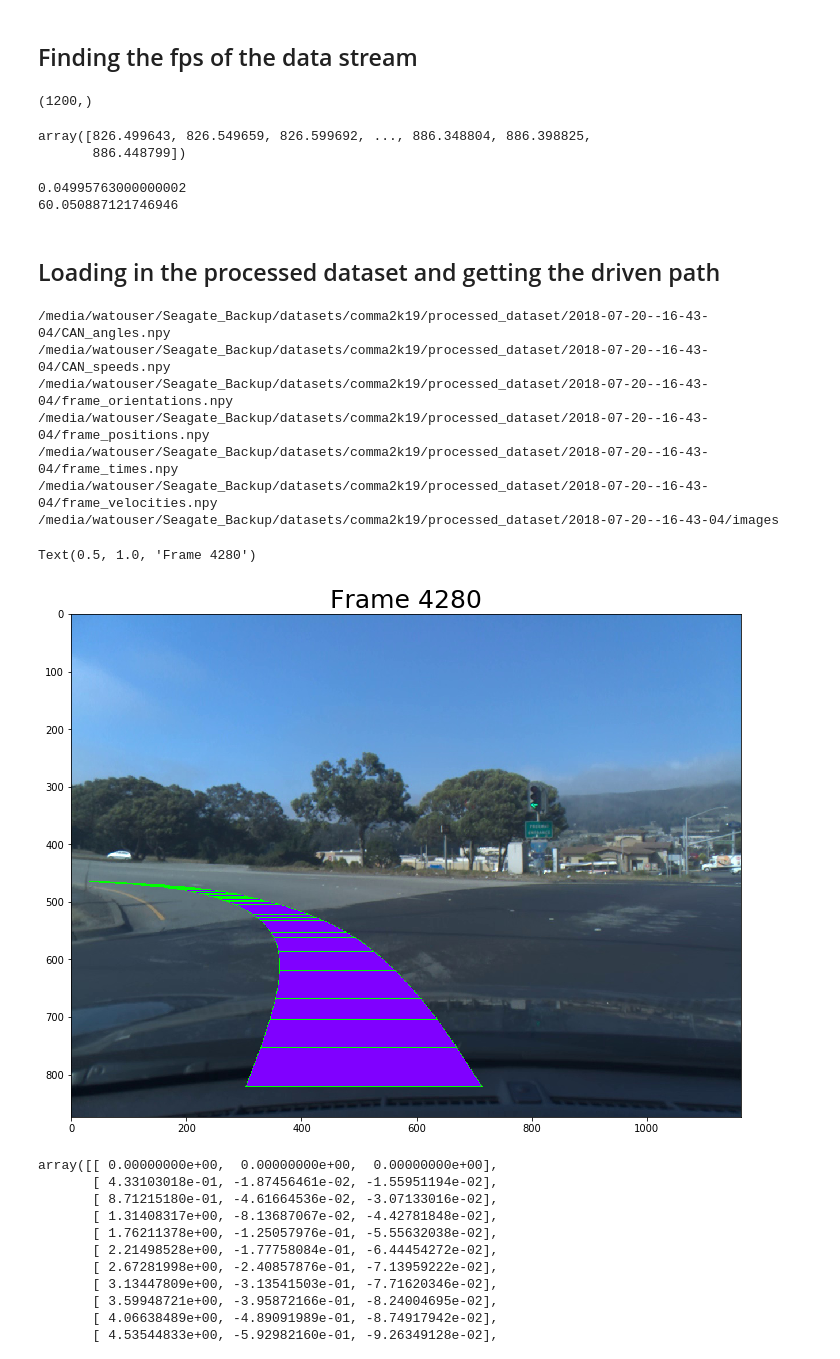
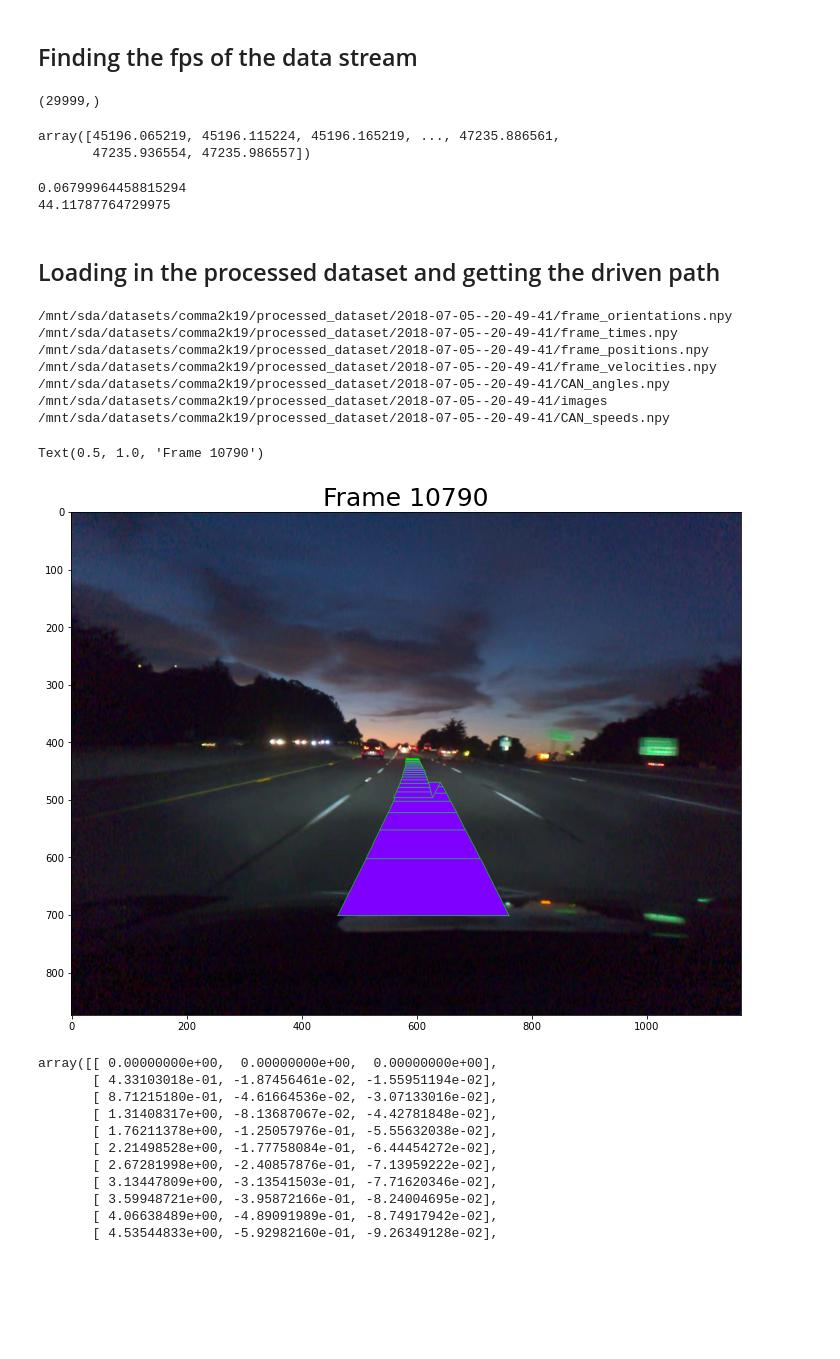
Before and after one commit to MartinEthier/end-to-end-driving, a Jupyter notebook: comma_reader.ipynb, the cells around one changed output. Cells and saved outputs as stored; diff of their text form; code cells hidden in the pictures; blank space fills up the shorter version.

Commit message:
Comma reader changes

```diff
--- a/comma_reader.ipynb
+++ b/comma_reader.ipynb
@@ -18,8 +16,10 @@ example_segment = Path("/media/watouser/Seagate_Backup/datasets/comma2k19/Chunk_
+# %%
+example_segment = Path("/mnt/sda/datasets/comma2k19/processed_dataset/2018-06-18--21-20-21")
 # %%
 # We can project the path driven onto the first image
-frame_times = np.load(example_segment / 'global_pose/frame_times')
-frame_positions = np.load(example_segment / 'global_pose/frame_positions')
-frame_orientations = np.load(example_segment / 'global_pose/frame_orientations')
+frame_times = np.load(example_segment / 'frame_times.npy')
+frame_positions = np.load(example_segment / 'frame_positions.npy')
+frame_orientations = np.load(example_segment / 'frame_orientations.npy')
 
 # first we convert the frame_positions to the frame
 # defined by the pose of the first frame
@@ -50,7 +50,12 @@ def draw_path(device_path, img, width=0.5, height=1, fill_color=(128,0,255), lin
         cv2.fillPoly(img,[pts],fill_color)
         cv2.polylines(img,[pts],True,line_color)
 
-img = imread(str(example_segment / 'preview.png'))
+img = imread(str(example_segment / 'images/000000.jpg'))
+print(img.shape)
+print(img.dtype)
+print(np.amax(img))
+print(np.amin(img))
+print(frame_positions_local[1:61].shape)
 draw_path(frame_positions_local[1:61], img) # show next 3 seconds (60 frames)
 figsize(12,12);
 imshow(img)
@@ -88,36 +97,36 @@ array([[ 1.31603485e+00,  8.41989308e-03, -4.06417522e-02],
 # %%
 frame_times.shape
 # %% [output]
-(1200,)
+(29999,)
 # %%
 frame_times
 # %% [output]
-array([826.499643, 826.549659, 826.599692, ..., 886.348804, 886.398825,
-       886.448799])
+array([45196.065219, 45196.115224, 45196.165219, ..., 47235.886561,
+       47235.936554, 47235.986557])
 # %%
 frame_len = (frame_times[-1] - frame_times[0])/frame_times.shape[0]
 print(frame_len) # Each frame is ~0.05 seconds apart (20 fps)
 n = 3
 print(n/frame_len) # Number of frames needed for n seconds
 # %% [output]
-0.04995763000000002
-60.050887121746946
+0.06799964458815294
+44.11787764729975
 # %% [markdown]
 ## Loading in the processed dataset and getting the driven path
 # %%
-dataset_path = Path("/media/watouser/Seagate_Backup/datasets/comma2k19/processed_dataset")
+dataset_path = Path("/mnt/sda/datasets/comma2k19/processed_dataset")
 # %%
-segment_path = dataset_path / '2018-07-20--16-43-04'
+segment_path = dataset_path / '2018-07-05--20-49-41'
 for file in segment_path.glob('*'):
     print(file)
 # %% [output]
-/media/watouser/Seagate_Backup/datasets/comma2k19/processed_dataset/2018-07-20--16-43-04/CAN_angles.npy
-/media/watouser/Seagate_Backup/datasets/comma2k19/processed_dataset/2018-07-20--16-43-04/CAN_speeds.npy
-/media/watouser/Seagate_Backup/datasets/comma2k19/processed_dataset/2018-07-20--16-43-04/frame_orientations.npy
-/media/watouser/Seagate_Backup/datasets/comma2k19/processed_dataset/2018-07-20--16-43-04/frame_positions.npy
-/media/watouser/Seagate_Backup/datasets/comma2k19/processed_dataset/2018-07-20--16-43-04/frame_times.npy
-/media/watouser/Seagate_Backup/datasets/comma2k19/processed_dataset/2018-07-20--16-43-04/frame_velocities.npy
-/media/watouser/Seagate_Backup/datasets/comma2k19/processed_dataset/2018-07-20--16-43-04/images
+/mnt/sda/datasets/comma2k19/processed_dataset/2018-07-05--20-49-41/frame_orientations.npy
+/mnt/sda/datasets/comma2k19/processed_dataset/2018-07-05--20-49-41/frame_times.npy
+/mnt/sda/datasets/comma2k19/processed_dataset/2018-07-05--20-49-41/frame_positions.npy
+/mnt/sda/datasets/comma2k19/processed_dataset/2018-07-05--20-49-41/frame_velocities.npy
+/mnt/sda/datasets/comma2k19/processed_dataset/2018-07-05--20-49-41/CAN_angles.npy
+/mnt/sda/datasets/comma2k19/processed_dataset/2018-07-05--20-49-41/images
+/mnt/sda/datasets/comma2k19/processed_dataset/2018-07-05--20-49-41/CAN_speeds.npy
 # %%
 # Load in data for this segment
 frame_times = np.load(segment_path / 'frame_times.npy')
@@ -134,17 +143,17 @@ def get_local_path(positions, orientations, reference_idx):
     positions_local = np.einsum('ij,kj->ki', local_from_ecef, positions - positions[reference_idx])
     return positions_local
 # %%
-index = 4280
+index = 10790
 local_path = get_local_path(frame_positions, frame_orientations, index)
 img_name = str(index).zfill(6) + '.jpg'
 image = imread(str(segment_path / 'images' / img_name))
-draw_path(local_path[index:index+60], image) # show 3 seconds
+draw_path(local_path[index:index+30], image) # show 3 seconds
 figsize(12,12);
 imshow(image)
 title(f"Frame {index}", fontsize=25)
 # %% [output]
-Text(0.5, 1.0, 'Frame 4280')
+Text(0.5, 1.0, 'Frame 10790')
-[figure, old version]
+[figure, new version]
 # %%
 local_path[index:index+60]
 # %% [output]
```
Also changed, not shown: parts of 3 cells of this notebook.
